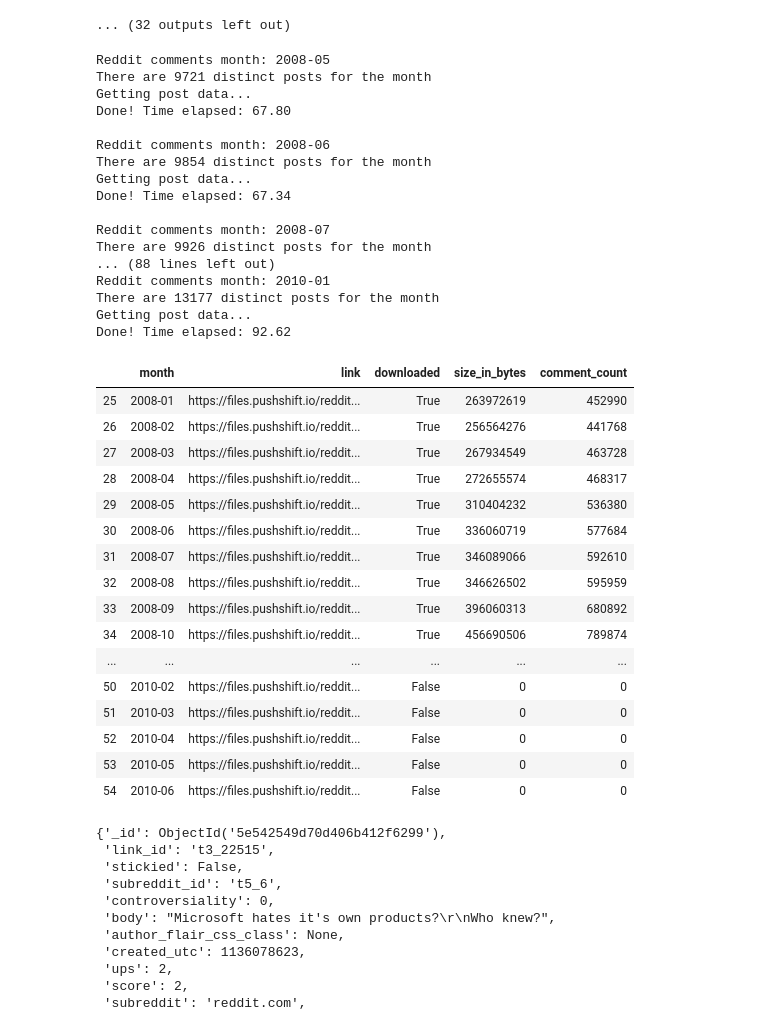
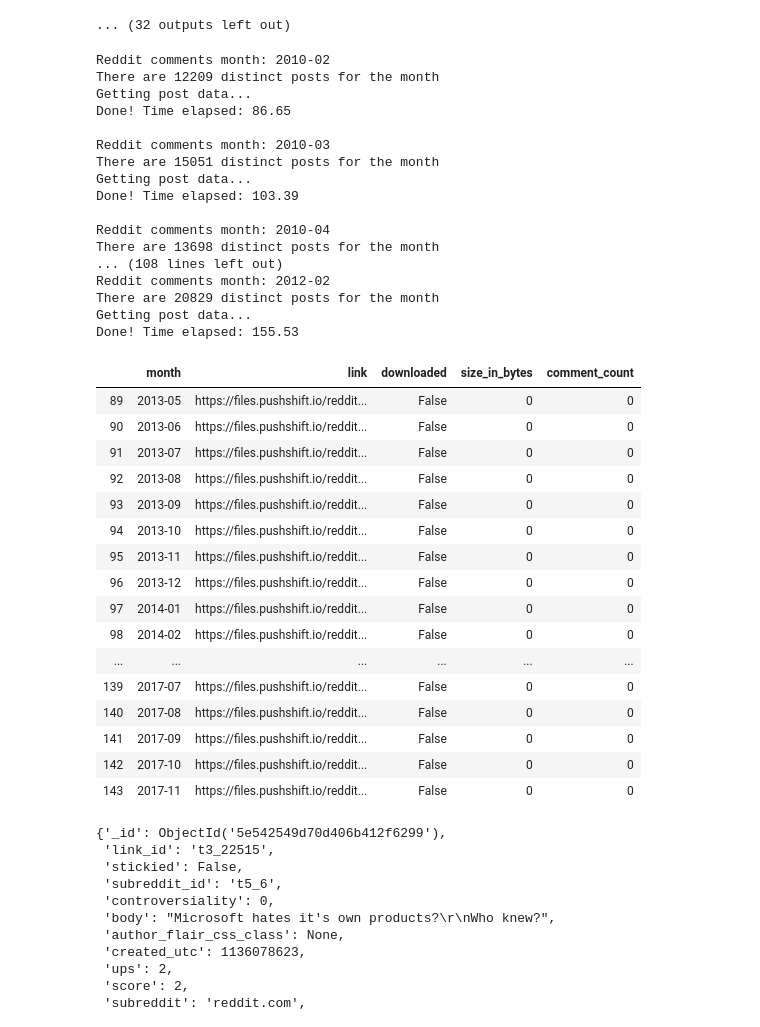
Before and after one commit to AustinPenner/Political-Polarization-on-Reddit, a Jupyter notebook: get_data.ipynb, the cells around one changed output. Cells and saved outputs as stored; diff of their text form; code cells hidden in the pictures.

```diff
--- a/get_data.ipynb
+++ b/get_data.ipynb
@@ -167,7 +167,7 @@ reddit = praw.Reddit(client_id=APP_ID,
 
 
 # for idx, row in links_df[links_df['downloaded'] == False].iloc[12:13].iterrows():
-for idx, row in links_df.iloc[29:50].iterrows():
+for idx, row in links_df.iloc[50:75].iterrows():
     start = time.time()
     month = row['month']
     url = row['link']
@@ -178,43 +178,43 @@ for idx, row in links_df.iloc[29:50].iterrows():
     print('Done! Time elapsed: {:1.2f}'.format(time.time() - start))
     print('')
 # %% [output]
-Reddit comments month: 2008-05
-There are 9721 distinct posts for the month
+Reddit comments month: 2010-02
+There are 12209 distinct posts for the month
 Getting post data...
-Done! Time elapsed: 67.80
+Done! Time elapsed: 86.65
 
-Reddit comments month: 2008-06
-There are 9854 distinct posts for the month
+Reddit comments month: 2010-03
+There are 15051 distinct posts for the month
 Getting post data...
-Done! Time elapsed: 67.34
+Done! Time elapsed: 103.39
 
-Reddit comments month: 2008-07
-There are 9926 distinct posts for the month
-... (88 lines left out)
-Reddit comments month: 2010-01
-There are 13177 distinct posts for the month
+Reddit comments month: 2010-04
+There are 13698 distinct posts for the month
+... (108 lines left out)
+Reddit comments month: 2012-02
+There are 20829 distinct posts for the month
 Getting post data...
-Done! Time elapsed: 92.62
+Done! Time elapsed: 155.53
 # %%
-links_df.iloc[25:55, :]
+links_df.iloc[89:144, :]
 # %% [output]
 |  | month | link | downloaded | size_in_bytes | comment_count |
-| 25 | 2008-01 | https://files.pushshift.io/reddit... | True | 263972619 | 452990 |
-| 26 | 2008-02 | https://files.pushshift.io/reddit... | True | 256564276 | 441768 |
-| 27 | 2008-03 | https://files.pushshift.io/reddit... | True | 267934549 | 463728 |
-| 28 | 2008-04 | https://files.pushshift.io/reddit... | True | 272655574 | 468317 |
-| 29 | 2008-05 | https://files.pushshift.io/reddit... | True | 310404232 | 536380 |
-| 30 | 2008-06 | https://files.pushshift.io/reddit... | True | 336060719 | 577684 |
-| 31 | 2008-07 | https://files.pushshift.io/reddit... | True | 346089066 | 592610 |
-| 32 | 2008-08 | https://files.pushshift.io/reddit... | True | 346626502 | 595959 |
-| 33 | 2008-09 | https://files.pushshift.io/reddit... | True | 396060313 | 680892 |
-| 34 | 2008-10 | https://files.pushshift.io/reddit... | True | 456690506 | 789874 |
+| 89 | 2013-05 | https://files.pushshift.io/reddit... | False | 0 | 0 |
+| 90 | 2013-06 | https://files.pushshift.io/reddit... | False | 0 | 0 |
+| 91 | 2013-07 | https://files.pushshift.io/reddit... | False | 0 | 0 |
+| 92 | 2013-08 | https://files.pushshift.io/reddit... | False | 0 | 0 |
+| 93 | 2013-09 | https://files.pushshift.io/reddit... | False | 0 | 0 |
+| 94 | 2013-10 | https://files.pushshift.io/reddit... | False | 0 | 0 |
+| 95 | 2013-11 | https://files.pushshift.io/reddit... | False | 0 | 0 |
+| 96 | 2013-12 | https://files.pushshift.io/reddit... | False | 0 | 0 |
+| 97 | 2014-01 | https://files.pushshift.io/reddit... | False | 0 | 0 |
+| 98 | 2014-02 | https://files.pushshift.io/reddit... | False | 0 | 0 |
 | ... | ... | ... | ... | ... | ... |
-| 50 | 2010-02 | https://files.pushshift.io/reddit... | False | 0 | 0 |
-| 51 | 2010-03 | https://files.pushshift.io/reddit... | False | 0 | 0 |
-| 52 | 2010-04 | https://files.pushshift.io/reddit... | False | 0 | 0 |
-| 53 | 2010-05 | https://files.pushshift.io/reddit... | False | 0 | 0 |
-| 54 | 2010-06 | https://files.pushshift.io/reddit... | False | 0 | 0 |
+| 139 | 2017-07 | https://files.pushshift.io/reddit... | False | 0 | 0 |
+| 140 | 2017-08 | https://files.pushshift.io/reddit... | False | 0 | 0 |
+| 141 | 2017-09 | https://files.pushshift.io/reddit... | False | 0 | 0 |
+| 142 | 2017-10 | https://files.pushshift.io/reddit... | False | 0 | 0 |
+| 143 | 2017-11 | https://files.pushshift.io/reddit... | False | 0 | 0 |
 # %%
 temp_col.find_one()
 # %% [output]
```
